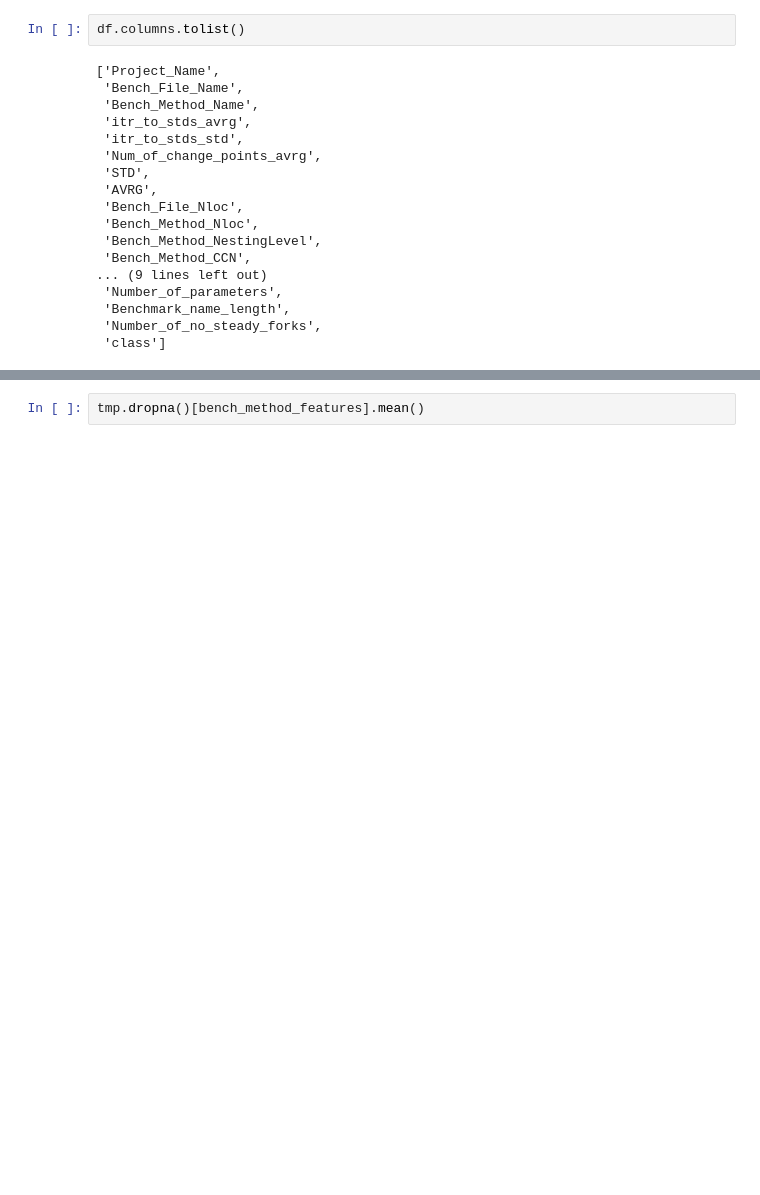
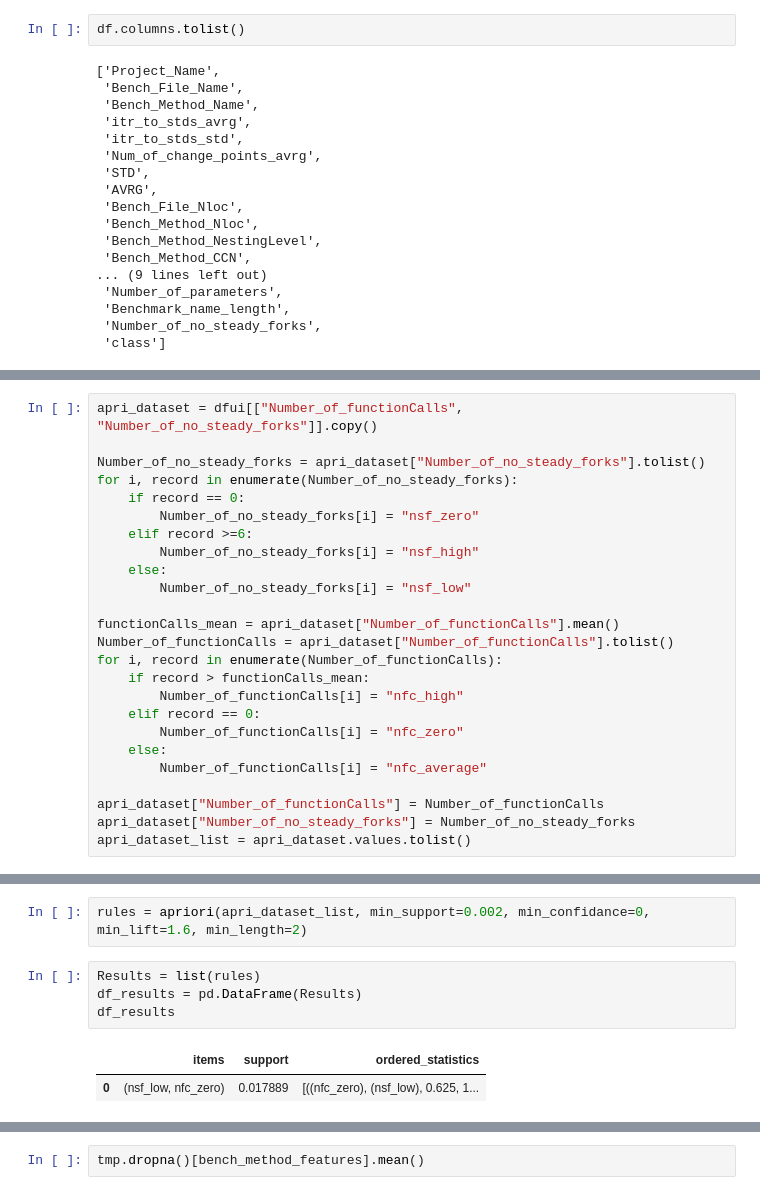
Before and after one commit to amirmahdiKhosravi/ACM-SPEC-ICPE-2023-DataTrack, a Jupyter notebook: Data_Mining.ipynb, the cells around one changed output, grey strips where cells are left out. Saved outputs shown, nothing was run; the diff lists cells and outputs as text; blank space fills up the shorter version.

```diff
--- a/Data_Mining.ipynb
+++ b/Data_Mining.ipynb
@@ -275,0 +294,25 @@ dtype: float64
+# %%
+apri_dataset = dfui[["Number_of_functionCalls", "Number_of_no_steady_forks"]].copy()
+
+Number_of_no_steady_forks = apri_dataset["Number_of_no_steady_forks"].tolist()
+for i, record in enumerate(Number_of_no_steady_forks):
+    if record == 0:
+        Number_of_no_steady_forks[i] = "nsf_zero"
+    elif record >=6:
+        Number_of_no_steady_forks[i] = "nsf_high"
+    else:
+        Number_of_no_steady_forks[i] = "nsf_low"
+
+functionCalls_mean = apri_dataset["Number_of_functionCalls"].mean()
+Number_of_functionCalls = apri_dataset["Number_of_functionCalls"].tolist()
+for i, record in enumerate(Number_of_functionCalls):
+    if record > functionCalls_mean:
+        Number_of_functionCalls[i] = "nfc_high"
+    elif record == 0:
+        Number_of_functionCalls[i] = "nfc_zero"
+    else:
+        Number_of_functionCalls[i] = "nfc_average"
+
+apri_dataset["Number_of_functionCalls"] = Number_of_functionCalls
+apri_dataset["Number_of_no_steady_forks"] = Number_of_no_steady_forks
+apri_dataset_list = apri_dataset.values.tolist()
@@ -275,0 +354,9 @@ dtype: float64
+# %%
+rules = apriori(apri_dataset_list, min_support=0.002, min_confidance=0, min_lift=1.6, min_length=2)
+# %%
+Results = list(rules)
+df_results = pd.DataFrame(Results)
+df_results
+# %% [output]
+|  | items | support | ordered_statistics |
+| 0 | (nsf_low, nfc_zero) | 0.017889 | [((nfc_zero), (nsf_low), 0.625, 1... |
```
Also changed, not shown: parts of 17 cells of this notebook.
